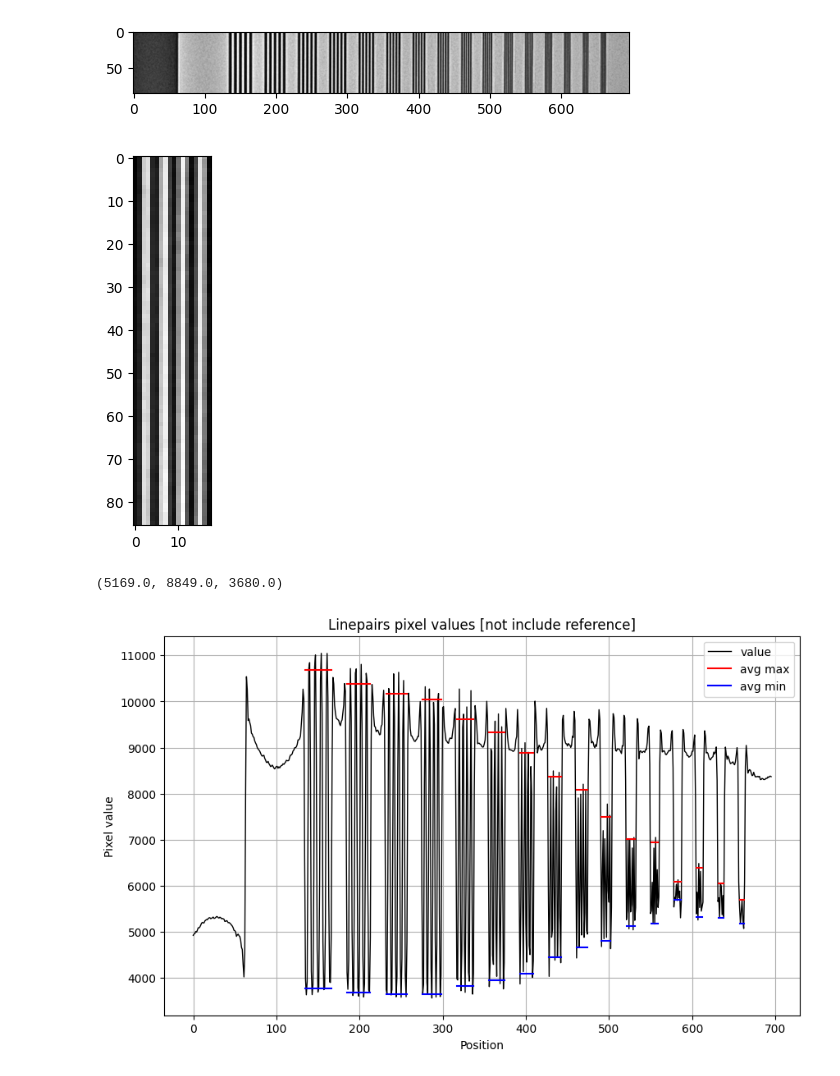
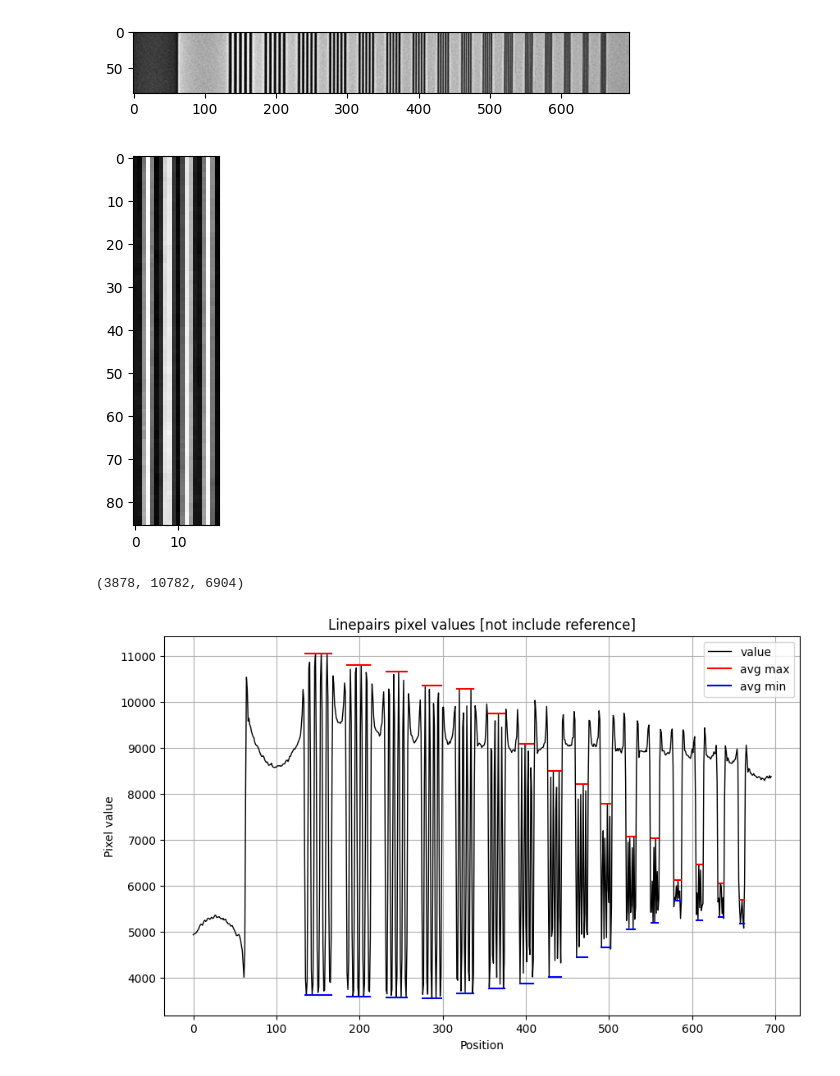
Before and after one commit to NickyAlan/DR-Light-beam-test, a Jupyter notebook: mtf.ipynb, the cells around one changed output. Drawn from its saved outputs; the diff is of its cells as text; code cells hidden in the pictures.

```diff
--- a/mtf.ipynb
+++ b/mtf.ipynb
@@ -8,7 +7,7 @@ from utils import display
 from scipy import ndimage
 import matplotlib.pyplot as plt
 # %%
-dicom_file_path = 'images/DICOMOBJ/BAR2'
+dicom_file_path = 'images/DICOMOBJ/BAR1'
 
 # Read the DICOM file
 dicom_data = pydicom.dcmread(dicom_file_path)
@@ -46,8 +45,8 @@ nrows, ncols
 # %%
 def argdiffs(arr) :
     """
-    find most differents position of pixel value by row
-    Return: argdiff in len(rows)
+    find most differents position of pixel value by col
+    Return: argdiff in len(col)
     """
     nrows, ncols = arr.shape
     arg_diffs = []
@@ -270,11 +247,11 @@ display(focus, True)
 linepair_idx = 5
 display(focus[:, linepairs[linepair_idx][0]: linepairs[linepair_idx][1]], True)
 # %% [output]
-[figure, old version]
+[figure, new version]
 # %%
-min_val0 = np.median(focus[:, linepairs[0][0]: linepairs[0][1]])
-max_val0 = np.median(focus[:, linepairs[0][1]: linepairs[1][0]])
+min_val0 = np.min(focus[:, linepairs[0][0]: linepairs[0][1]])
+max_val0 = np.max(focus[:, linepairs[0][1]: linepairs[1][0]])
 max_contrast = max_val0 - min_val0
 min_val0, max_val0, max_contrast
 # %% [output]
-(5169.0, 8849.0, 3680.0)
+(3878, 10782, 6904)
@@ -338,30 +260,32 @@ res = {"Linepair": [0], "Max": [max_val0], "Min": [min_val0], "Contrast": [max_c
 for idx, (s1, s2) in enumerate(linepairs[1:], start=1) :
     linepair = focus[:, s1: s2]
     mean_val_col = np.mean(linepair, axis=0)
-    sorted_val = np.sort(mean_val_col) # to seperate max and min vals
-    mid_pos = max(min((s2-s1)//2, int(.3*(s2-s1))), 1) # how to select actual value, 1 if 0
-    mean_min_vals = round(np.mean(sorted_val[: mid_pos]))
-    mean_max_vals = round(np.mean(sorted_val[-mid_pos: ]))
-    contrast = mean_max_vals-mean_min_vals
+    # sorted_val = np.sort(mean_val_col) # to seperate max and min vals
+    # mid_pos = max(min((s2-s1)//2, int(.3*(s2-s1))), 1) # how to select actual value, 1 if 0
+    # mean_min_vals = round(np.mean(sorted_val[: mid_pos]))
+    # mean_max_vals = round(np.mean(sorted_val[-mid_pos: ]))
+    min_vals = np.min(mean_val_col)
+    max_vals = np.max(mean_val_col)
+    contrast = max_vals-min_vals
     res["Linepair"].append(idx)
-    res["Max"].append(mean_max_vals)
-    res["Min"].append(mean_min_vals)
+    res["Max"].append(max_vals)
+    res["Min"].append(min_vals)
     res["Contrast"].append(contrast)
-    res["Modulation"].append(round((mean_max_vals-mean_min_vals)*100/max_contrast, 3))
+    res["Modulation"].append(round(contrast*100/max_contrast, 3))
 res = pd.DataFrame(res)
 # %%
 plt.figure(figsize=(10, 6))
-plt.plot(np.mean(focus, axis=0, dtype=np.int32), color="black", linewidth=1)
+plt.plot(oneline, color="black", linewidth=1)
 for (s1, s2), (_, max_v, min_v, _, _) in zip(linepairs[1:], res.values[1:]) :
     plt.plot([s1, s2], [max_v, max_v], color="red")
     plt.plot([s1, s2], [min_v, min_v], color="blue")
 plt.legend(["value", "avg max", "avg min"])
 plt.grid(True)
 plt.title("Linepairs pixel values [not include reference]")
 plt.ylabel("Pixel value")
 plt.xlabel("Position");
 # %% [output]
-[figure, old version]
+[figure, new version]
 # %% [markdown]
 <img src="imageJ.PNG" width="700px">
 # %%
```
Also changed, not shown: parts of 21 cells of this notebook, 1 other file.
